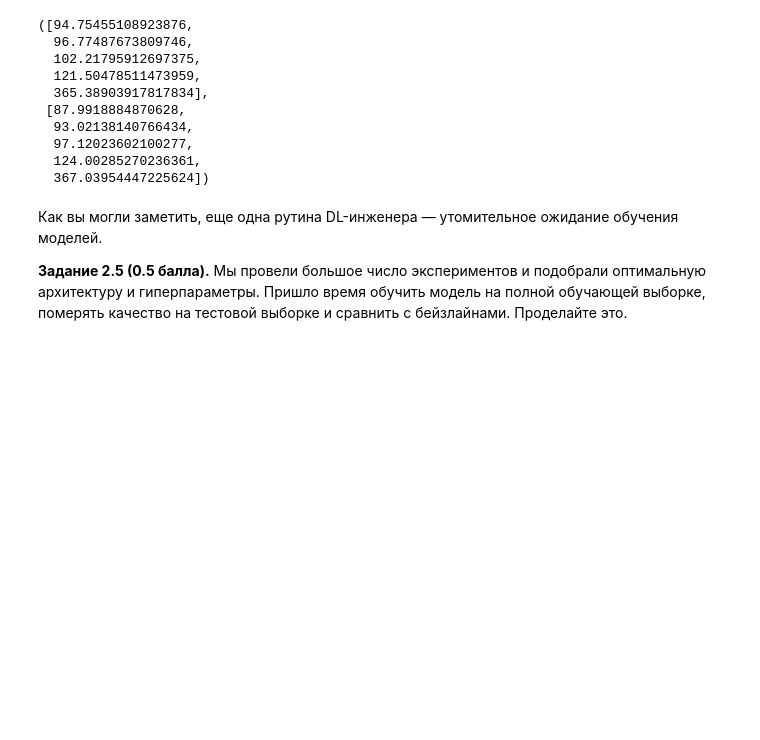
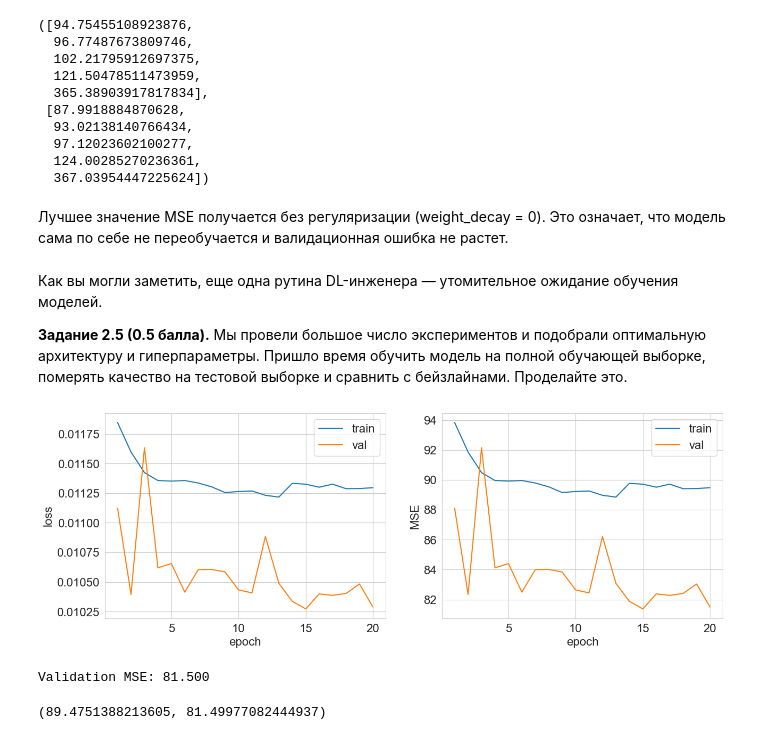
Before and after one commit to disimhot/dl-course-hse-masters, a Jupyter notebook: homeworks/HW1/HW1_Light.ipynb, the cells around one changed output. Drawn from its saved outputs; the diff is of its cells as text; code cells hidden in the pictures; blank space fills up the shorter version.

```diff
--- a/homeworks/HW1/HW1_Light.ipynb
+++ b/homeworks/HW1/HW1_Light.ipynb
@@ -1024,9 +1020,12 @@ train_mses, test_mses
   97.12023602100277,
   124.00285270236361,
   367.03954447225624])
+# %% [markdown]
+Лучшее значение MSE получается без регуляризации (weight_decay = 0). Это означает, что модель сама по себе не переобучается и валидационная ошибка не растет.
 # %% [markdown]
 Как вы могли заметить, еще одна рутина DL-инженера &mdash; утомительное ожидание обучения моделей.
 
 **Задание 2.5 (0.5 балла).** Мы провели большое число экспериментов и подобрали оптимальную архитектуру и гиперпараметры. Пришло время обучить модель на полной обучающей выборке, померять качество на тестовой выборке и сравнить с бейзлайнами. Проделайте это.
 # %%
-# YOUR CODE HERE (－.－)...zzzZZZzzzZZZ
+best_learning_rate = 0.01
+best_weight_decay = 0
@@ -1032,0 +1071,15 @@ train_mses, test_mses
+# %%
+train_and_validate(
+    model=model,
+    optimizer=optimizer,
+    criterion=criterion_mse,
+    metric=lambda pred, true: ((denormalize(pred) - denormalize(true)) ** 2).mean(),
+    train_loader=train_loader,
+    val_loader=test_loader,
+    num_epochs=num_epochs,
+    verbose=True
+)
+# %% [output]
+[figure, added]
+Validation MSE: 81.500
+(89.4751388213605, 81.49977082444937)
```
Also changed, not shown: parts of 5 cells of this notebook.
